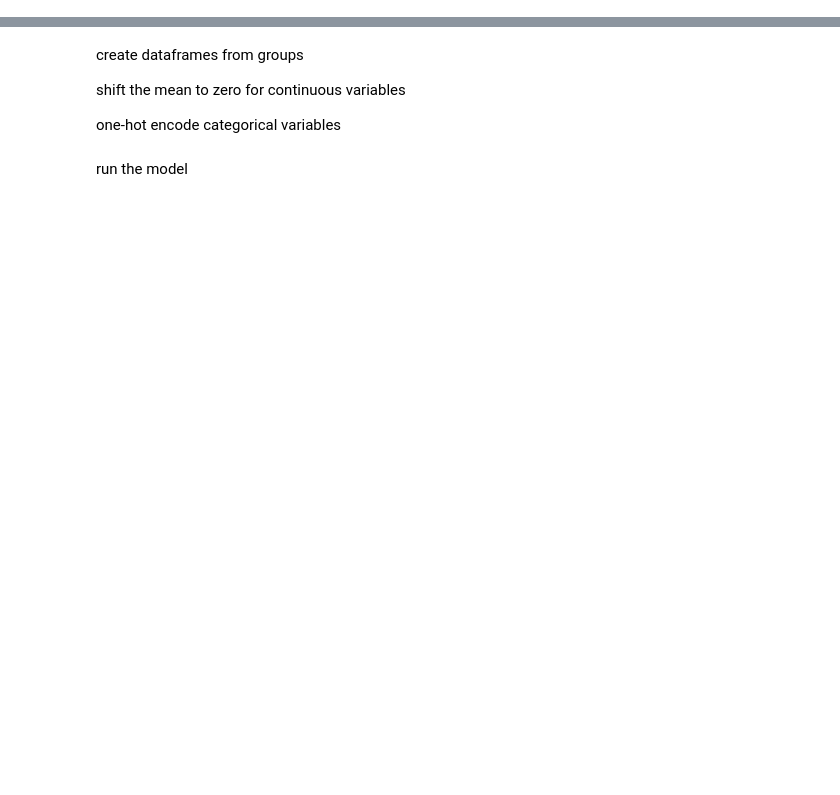
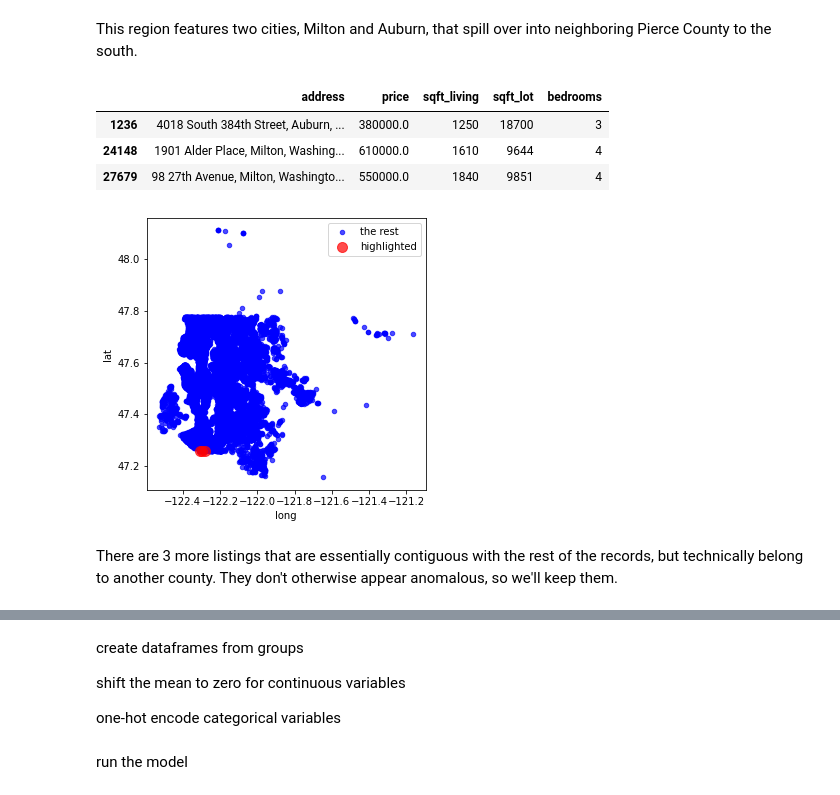
Before and after one commit to aarongalbraith/flatiron-phase2-project, a Jupyter notebook: baseline.ipynb, the cells around one changed output, grey strips where cells are left out. Saved outputs shown, nothing was run; the diff lists cells and outputs as text; code cells hidden in the pictures; blank space fills up the shorter version.

Commit message:
neighbor functions

```diff
--- a/baseline.ipynb
+++ b/baseline.ipynb
@@ -21,0 +72,7 @@ df.columns
+# %%
+out_of_range.update(df[df['city'] == 'Clarkston'].index)
+out_of_range.update(df[df['city'] == 'Spokane'].index)
+
+df_map = df.copy()
+
+df_map.drop(out_of_range, inplace=True)
@@ -21,0 +90,42 @@ df.columns
+# %%
+out_of_range.update(df[df['city'] == 'Vancouver'].index)
+out_of_range.update(df[df['city'] == 'Eatonville'].index)
+out_of_range.update(df[df['city'] == 'Spanaway'].index)
+out_of_range.update(df[df['city'] == 'Puyallup'].index)
+
+df_map = df.copy()
+
+df_map.drop(out_of_range, inplace=True)
+# %% [markdown]
+This region features two cities, Milton and Auburn, that spill over into neighboring Pierce County to the south.
+# %%
+df_map[
+       (df_map['lat'] < 47.257510) &
+       (df_map['long'] < -122.144411)
+      ][['address', 'price', 'sqft_living', 'sqft_lot', 'bedrooms']]
+# %% [output]
+|  | address | price | sqft_living | sqft_lot | bedrooms |
+| 1236 | 4018 South 384th Street, Auburn, ... | 380000.0 | 1250 | 18700 | 3 |
+| 24148 | 1901 Alder Place, Milton, Washing... | 610000.0 | 1610 | 9644 | 4 |
+| 27679 | 98 27th Avenue, Milton, Washingto... | 550000.0 | 1840 | 9851 | 4 |
+# %%
+highlight = df_map[
+#     (df_map['lat'] > 47.4) &
+       (df_map['lat'] < 47.257510) &
+#        (df_map['long'] > -121.93) &
+       (df_map['long'] < -122.144411)
+      ].index
+
+blue_dots = df_map.drop(highlight)
+red_dots = df_map.loc[highlight]
+
+fig, ax = plt.subplots(figsize=(5,5))
+
+blue_dots.plot.scatter(x='long', y='lat', alpha=0.7, color='blue', ax=ax, label='the rest')
+red_dots.plot.scatter(x='long', y='lat', alpha=0.7, color='red', s=100, ax=ax, label='highlighted')
+
+ax.legend();
+# %% [output]
+[figure, added]
+# %% [markdown]
+There are 3 more listings that are essentially contiguous with the rest of the records, but technically belong to another county. They don't otherwise appear anomalous, so we'll keep them.
```
Also changed, not shown: parts of 101 cells of this notebook.
